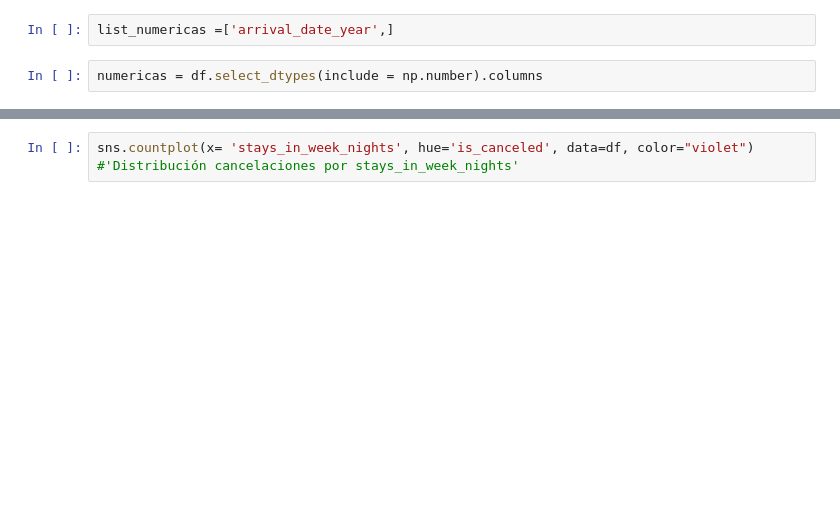
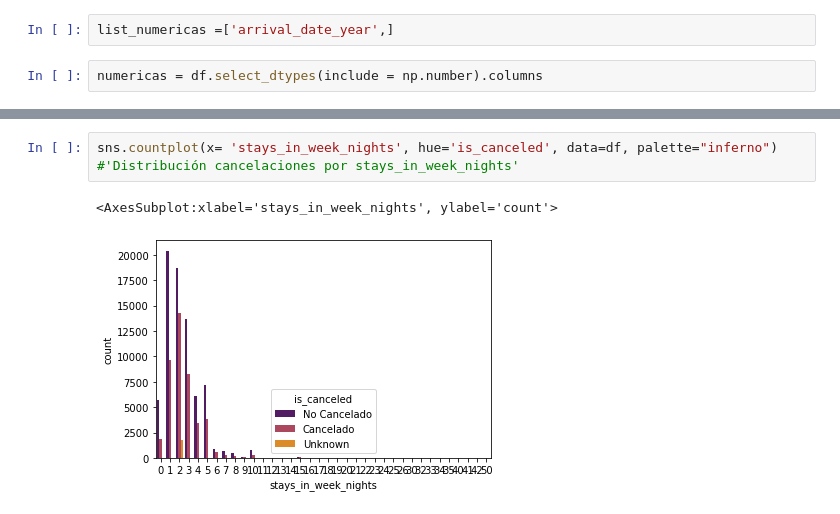
Before and after one commit to Adalab/proyecto-da-promof-modulo4-equipo5, a Jupyter notebook: notebooks/03_analisis.ipynb, the cells around one changed output, grey strips where cells are left out. Cells and saved outputs as stored; diff of their text form; blank space fills up the shorter version.

```diff
--- a/notebooks/03_analisis.ipynb
+++ b/notebooks/03_analisis.ipynb
@@ -103,4 +173,7 @@ sns.countplot(x= 'booking_changes', hue='is_canceled', data=df, color="violet")
 # %%
-sns.countplot(x= 'stays_in_week_nights', hue='is_canceled', data=df, color="violet")
+sns.countplot(x= 'stays_in_week_nights', hue='is_canceled', data=df, palette="inferno")
 #'Distribución cancelaciones por stays_in_week_nights'
+# %% [output]
+<AxesSubplot:xlabel='stays_in_week_nights', ylabel='count'>
+[figure, added]
 # %%
```
Also changed, not shown: parts of 46 cells of this notebook.
